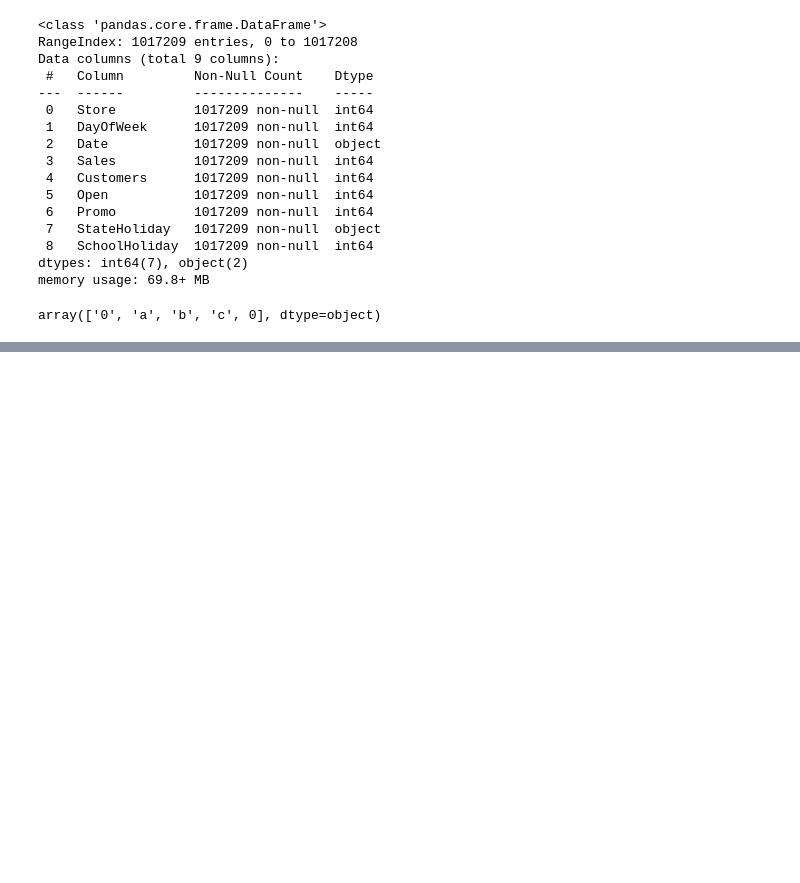
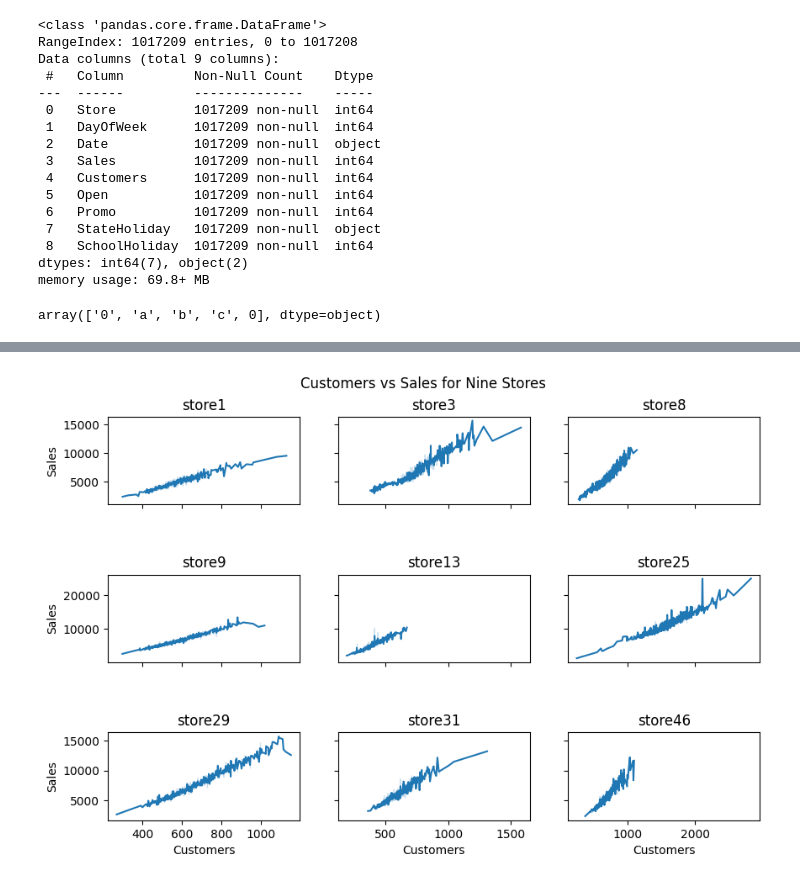
Before and after one commit to chitra-psg/rossmann_sales_prediction, a Jupyter notebook: Rossman_Sales_Prediction.ipynb, the cells around one changed output, grey strips where cells are left out. Cells and saved outputs as stored; diff of their text form; code cells hidden in the pictures; blank space fills up the shorter version.

```diff
--- a/Rossman_Sales_Prediction.ipynb
+++ b/Rossman_Sales_Prediction.ipynb
@@ -214,0 +331,2 @@ memory usage: 69.8+ MB
+# %%
+store_sales = train.merge(right=store, on='Store', how='left')
@@ -214,0 +367,7 @@ memory usage: 69.8+ MB
+# %%
+filtered_df = filtered_store_sales.set_index('Date')
+#Extracting some date features for analysis for all stores.
+filtered_df['Year'] = filtered_df.index.year
+filtered_df['Month'] = filtered_df.index.month
+filtered_df['Day'] = filtered_df.index.day
+filtered_df['WeekOfYear'] = filtered_df.index.weekofyear
@@ -214,0 +408,37 @@ memory usage: 69.8+ MB
+# %%
+# seaborn sub-plots parameters
+left  = 0.125  # the left side of the subplots of the figure
+right = 0.9    # the right side of the subplots of the figure
+bottom = 0.1   # the bottom of the subplots of the figure
+top = 0.9      # the top of the subplots of the figure
+wspace = 0.2   # the amount of width reserved for blank space between subplots
+hspace = 0.8   # the amount of height reserved for white space between subplots
+
+store_dfs = [data_store1, data_store3, data_store8, data_store9, data_store13, data_store25,
+                data_store29, data_store31, data_store46
+            ]
+
+label_dfs = ['store1', 'store3', 'store8', 'store9', 'store13', 'store25',
+                'store29', 'store31', 'store46'
+            ]
+
+range_dict = {"0":"1", "1":"3", "2":"5"}
+# %%
+import matplotlib.pyplot as plt
+import seaborn as sns
+# Customers Vs Sales
+fig, axis = plt.subplots(3, 3, sharex='col', sharey='row', figsize=(10,6))
+fig.suptitle('Customers vs Sales for Nine Stores')
+fig.subplots_adjust(left=left, bottom=bottom, right=right, top=top, wspace=wspace, hspace=hspace)
+
+for x in range (0,3):
+    incr = range_dict[str(x)]
+    for y in range (0,3):
+        i = x + y + int(incr)
+        label =  label_dfs[i-1]
+        d = store_dfs[i-1]
+        #
+        axis[x,y].title.set_text(label)
+        sns.lineplot(x='Customers', y='Sales', data=d, ax=axis[x,y])
+# %% [output]
+[figure, added]
```
Also changed, not shown: parts of 28 cells of this notebook.
